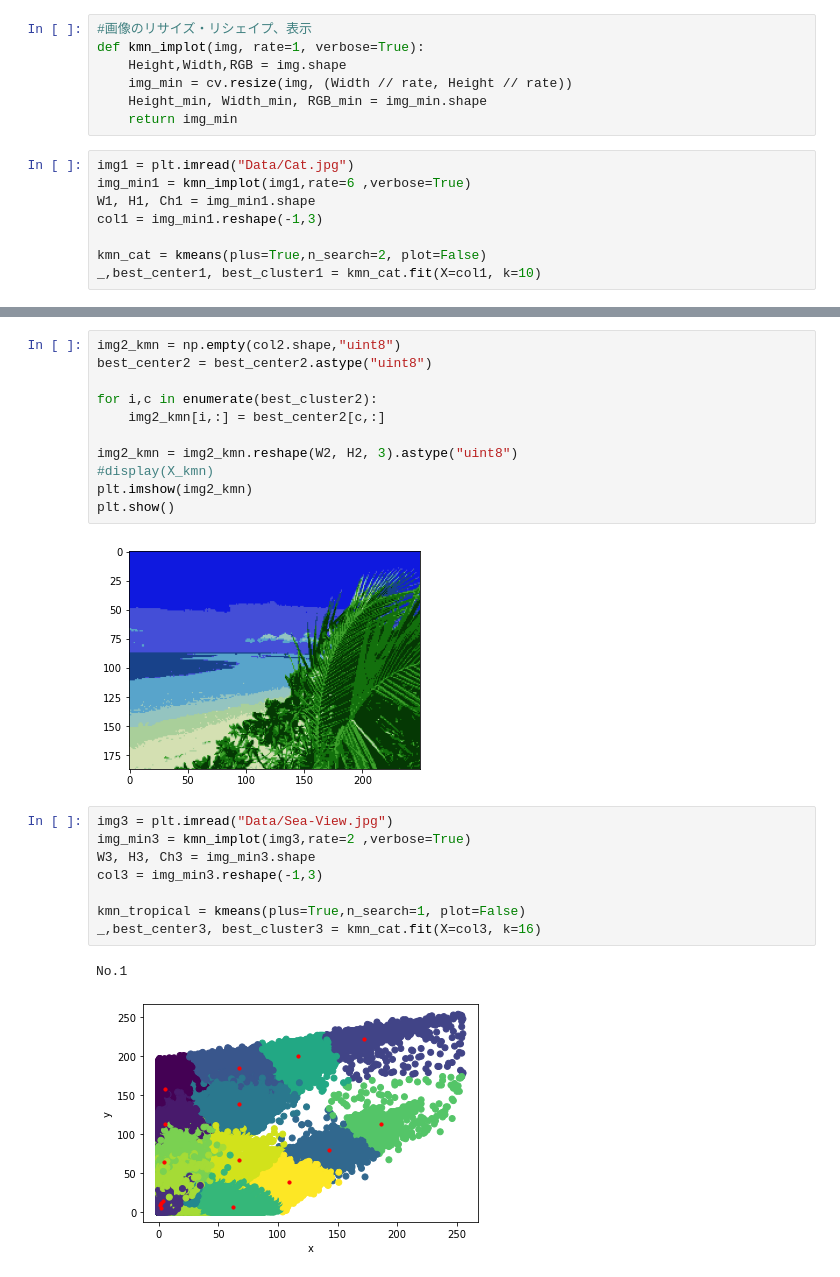
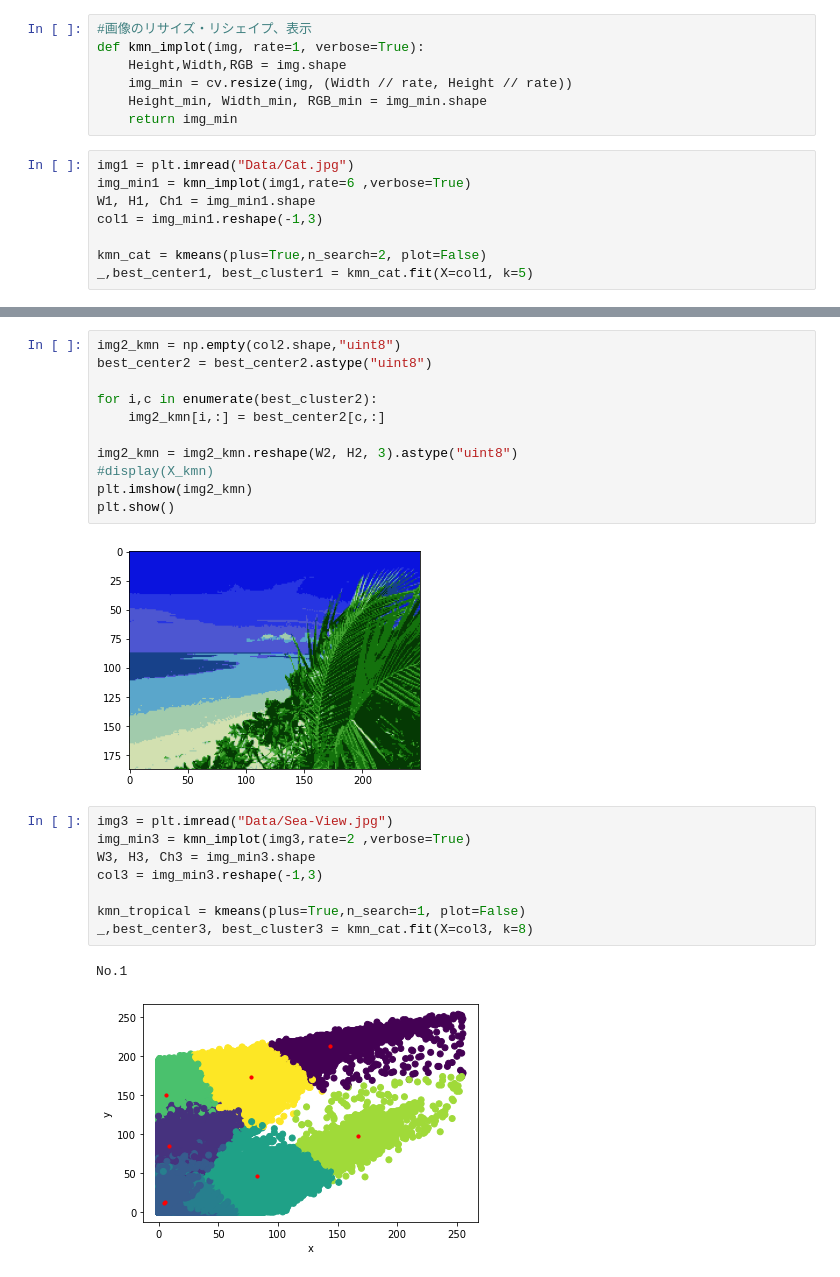
Before and after one commit to Go-to-Ray/Youtube_AI, a Jupyter notebook: Clusetering/k-means/k-means-fullscratch.ipynb, the cells around one changed output, grey strips where cells are left out. Saved outputs shown, nothing was run; the diff lists cells and outputs as text.

```diff
--- a/Clusetering/k-means/k-means-fullscratch.ipynb
+++ b/Clusetering/k-means/k-means-fullscratch.ipynb
@@ -193,6 +193,6 @@ W1, H1, Ch1 = img_min1.shape
 col1 = img_min1.reshape(-1,3)
 
 kmn_cat = kmeans(plus=True,n_search=2, plot=False)
-_,best_center1, best_cluster1 = kmn_cat.fit(X=col1, k=10)
+_,best_center1, best_cluster1 = kmn_cat.fit(X=col1, k=5)
 # %% [output]
 No.1
@@ -274,18 +274,18 @@ img2_kmn = img2_kmn.reshape(W2, H2, 3).astype("uint8")
 plt.imshow(img2_kmn)
 plt.show()
 # %% [output]
-[figure, old version]
+[figure, new version]
 # %%
 img3 = plt.imread("Data/Sea-View.jpg")
 img_min3 = kmn_implot(img3,rate=2 ,verbose=True)
 W3, H3, Ch3 = img_min3.shape
 col3 = img_min3.reshape(-1,3)
 
 kmn_tropical = kmeans(plus=True,n_search=1, plot=False)
-_,best_center3, best_cluster3 = kmn_cat.fit(X=col3, k=16)
+_,best_center3, best_cluster3 = kmn_cat.fit(X=col3, k=8)
 # %% [output]
 No.1
-[figure, old version]
+[figure, new version]
 # %%
 #プロットしてみる
 fig = plt.figure()
```
Also changed, not shown: parts of 9 cells of this notebook, 2 other files.
